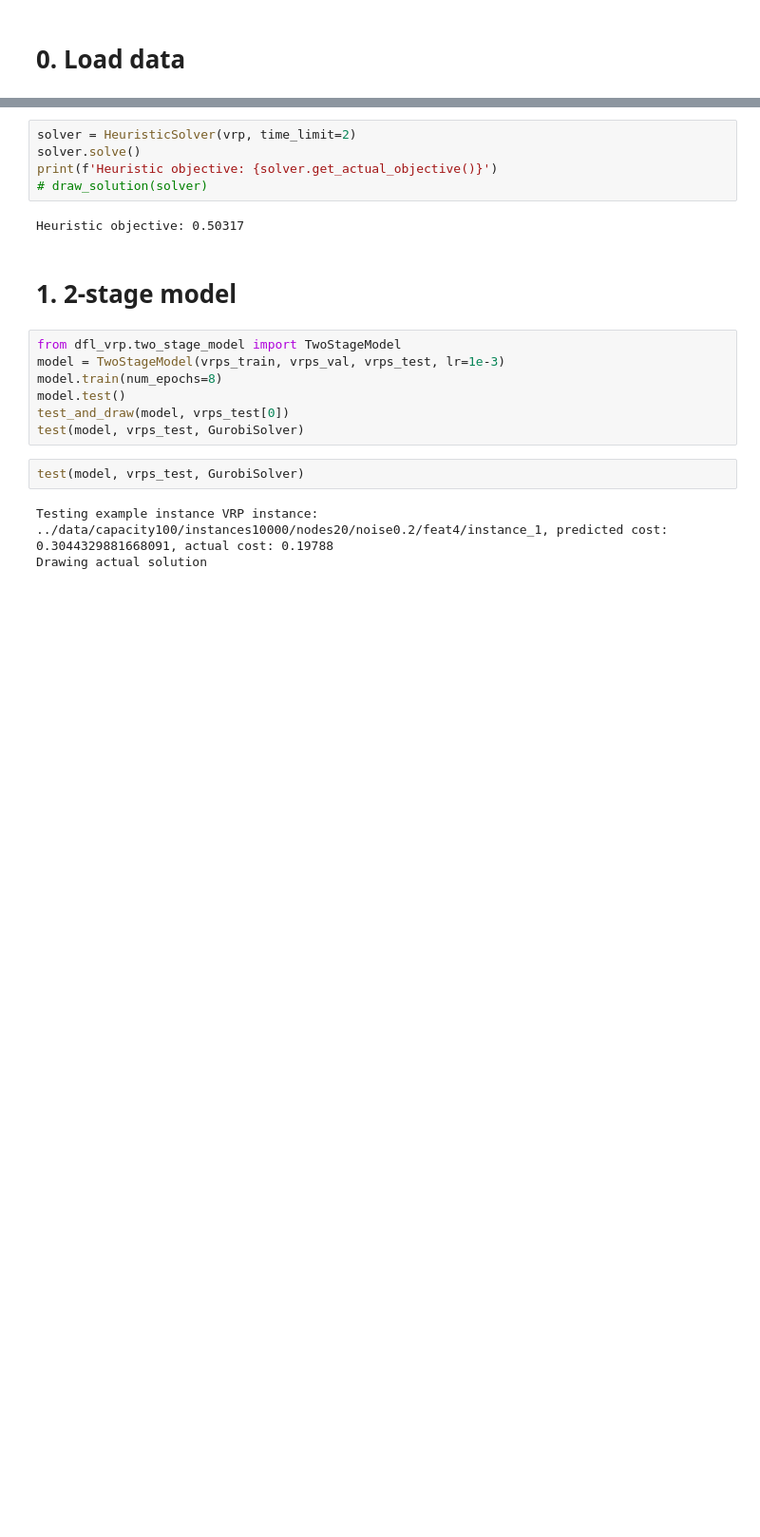
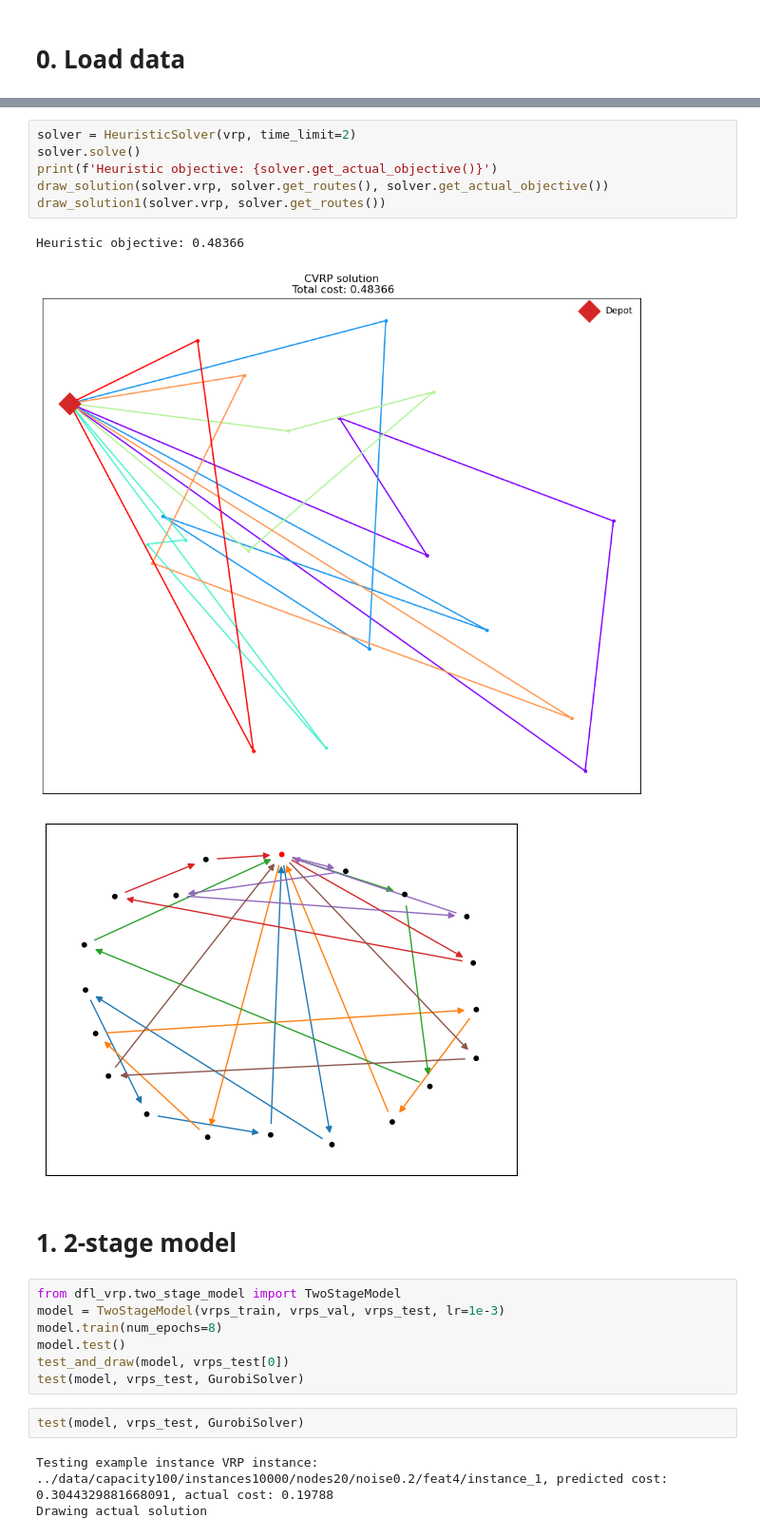
Before and after one commit to kostis-init/DFL-VRP, a Jupyter notebook: notebooks/1.ipynb, the cells around one changed output, grey strips where cells are left out. Shown at 95% size. Drawn from its saved outputs; the diff is of its cells as text; blank space fills up the shorter version.

```diff
--- a/notebooks/1.ipynb
+++ b/notebooks/1.ipynb
@@ -38,10 +41,13 @@ VRP actual objective: 0.4033399999999999
 # %%
 solver = HeuristicSolver(vrp, time_limit=2)
 solver.solve()
 print(f'Heuristic objective: {solver.get_actual_objective()}')
-# draw_solution(solver)
+draw_solution(solver.vrp, solver.get_routes(), solver.get_actual_objective())
+draw_solution1(solver.vrp, solver.get_routes())
 # %% [output]
-Heuristic objective: 0.50317
+Heuristic objective: 0.48366
+[figure, added]
+[figure, added]
 # %% [markdown]
 # 1. 2-stage model
 # %%
```
Also changed, not shown: parts of 4 cells of this notebook, 3 other files.
